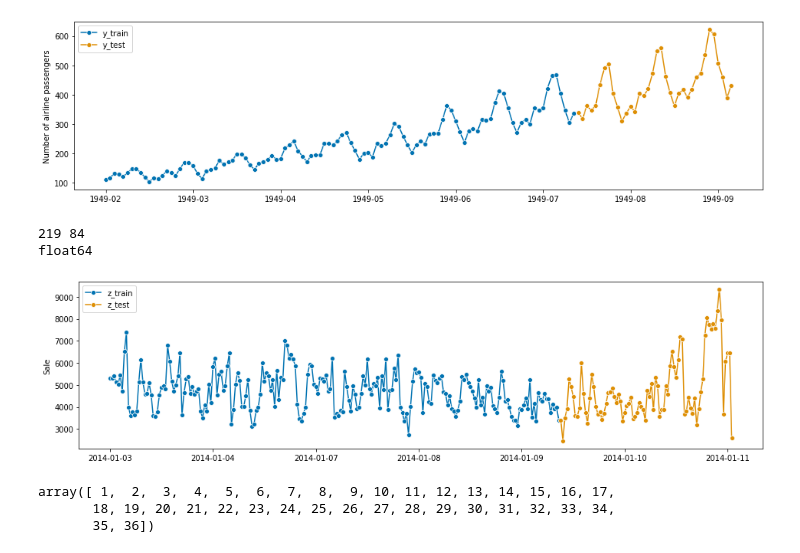
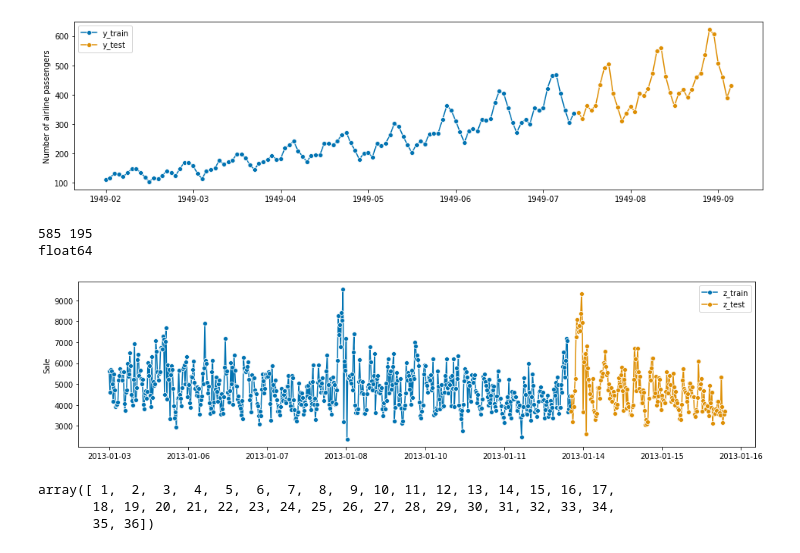
Before and after one commit to gpreet-singh/betasci, a Jupyter notebook: naive.ipynb, the cells around one changed output. Saved outputs shown, nothing was run; the diff lists cells and outputs as text; code cells hidden in the pictures.

```diff
--- a/naive.ipynb
+++ b/naive.ipynb
@@ -23,7 +23,7 @@ simplefilter("ignore", FutureWarning)
 # %%
 #test
 y= load_airline()
-file = "C:/Users/gurpr/Videos/BetaSci/Rossmann_Store1_Data.csv"
+file = "C:/Users/gurpr/Videos/BetaSci/Rossmann_Store1_Data_FULL.csv"
 pwd = os.getcwd()
 os.chdir(os.path.dirname(file))
 df = pd.read_csv(os.path.basename(file), header = 0, parse_dates=True, index_col = 0, squeeze = True)
@@ -71,18 +71,18 @@ print(y_train.dtype)
 float64
 [figure]
 # %%
-z_train, z_test = temporal_train_test_split(df, test_size=84)
+z_train, z_test = temporal_train_test_split(df, test_size=195)
 plot_series(z_train, z_test, labels=["z_train", "z_test"])
 print(z_train.shape[0], z_test.shape[0])
 #z_train.plot()
 #z_test.plot()
 #print('train_length:',z_train.shape, '\n test_length:', z_test.shape)
 z_train = z_train.astype(np.float64)
 print(z_train.dtype)
 # %% [output]
-219 84
+585 195
 float64
-[figure, old version]
+[figure, new version]
 # %%
 fh = np.arange(len(y_test)) + 1
 fh
```
Also changed, not shown: parts of 9 cells of this notebook, 3 other files.
